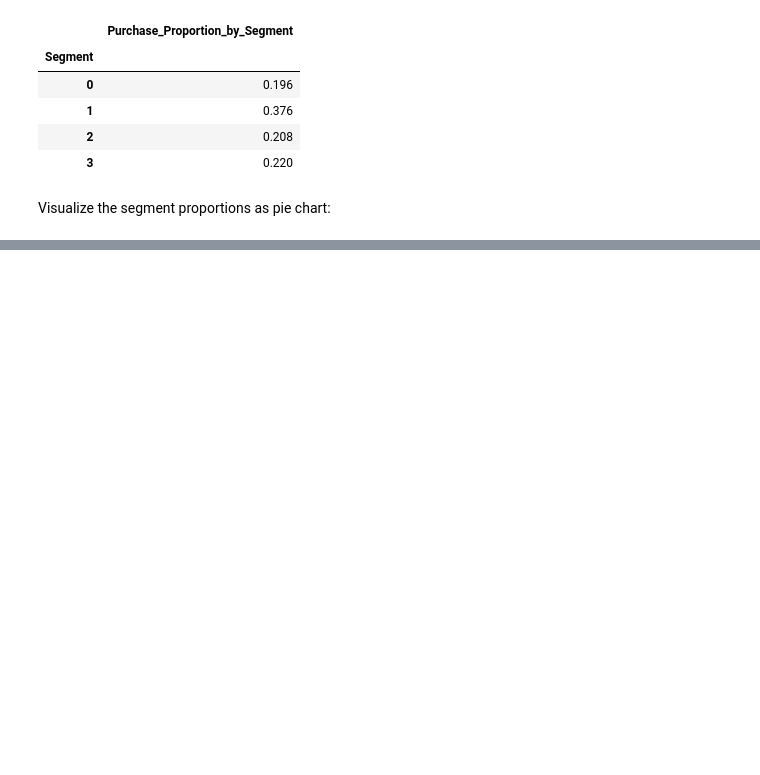
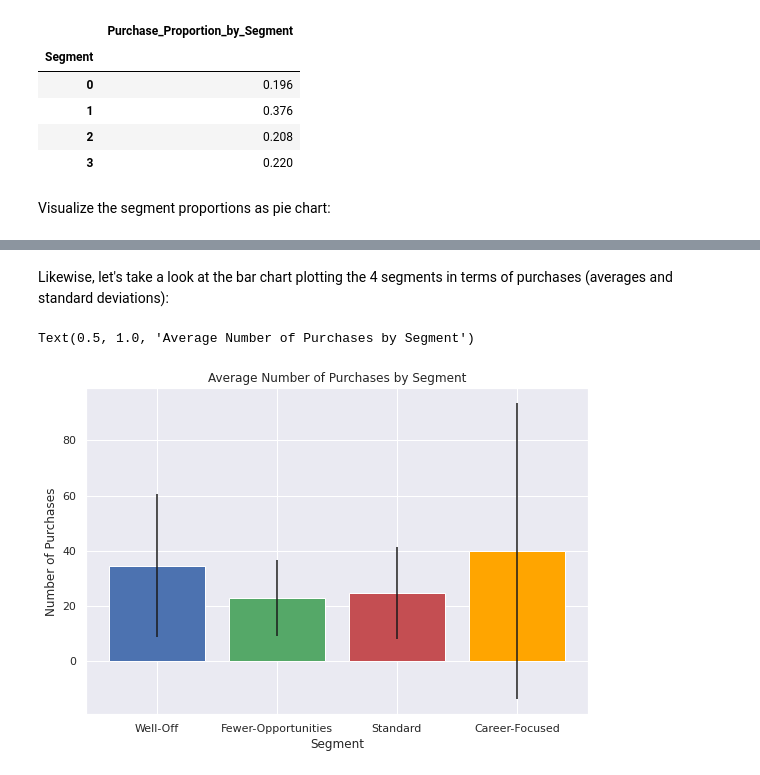
Before and after one commit to mihnguyen/udemy-customer-analytics, a Jupyter notebook: purchase-prediction/notebook_Purchase_Prediction.ipynb, the cells around one changed output, grey strips where cells are left out. Saved outputs shown, nothing was run; the diff lists cells and outputs as text; code cells hidden in the pictures; blank space fills up the shorter version.

```diff
--- a/purchase-prediction/notebook_Purchase_Prediction.ipynb
+++ b/purchase-prediction/notebook_Purchase_Prediction.ipynb
@@ -269,0 +332,16 @@ Text(0.5, 1.0, 'Purchase Proportions by Segment')
+# %% [markdown]
+Likewise, let's take a look at the bar chart plotting the 4 segments in terms of purchases (averages and standard deviations):
+# %%
+plt.figure(figsize = (9, 6))
+plt.bar(x = (0, 1, 2, 3),
+        tick_label = ('Well-Off', 'Fewer-Opportunities', 'Standard', 'Career-Focused'),
+        height = df_segments_means['Average_N_Purchases'],
+        yerr = df_segments_std['Std_N_Purchases'],
+        color = ('b', 'g', 'r', 'orange')
+)
+plt.xlabel('Segment')
+plt.ylabel('Number of Purchases')
+plt.title('Average Number of Purchases by Segment')
+# %% [output]
+Text(0.5, 1.0, 'Average Number of Purchases by Segment')
+[figure, added]
```
Also changed, not shown: parts of 10 cells of this notebook.
